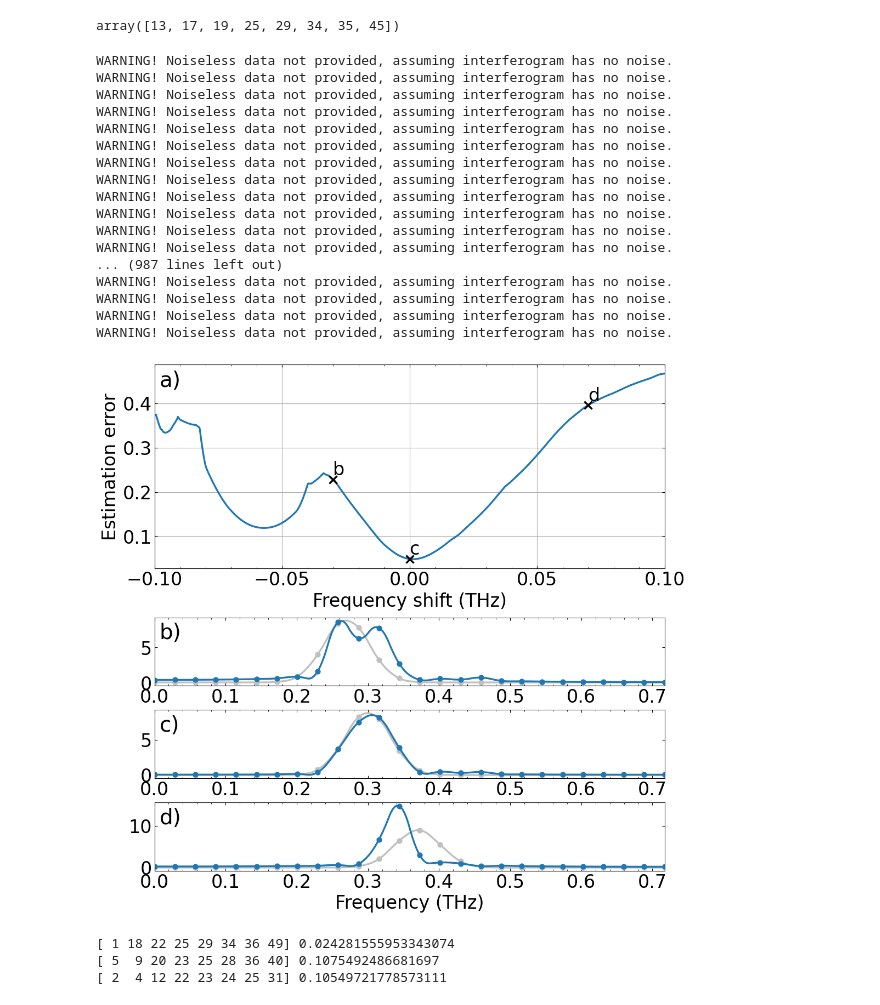
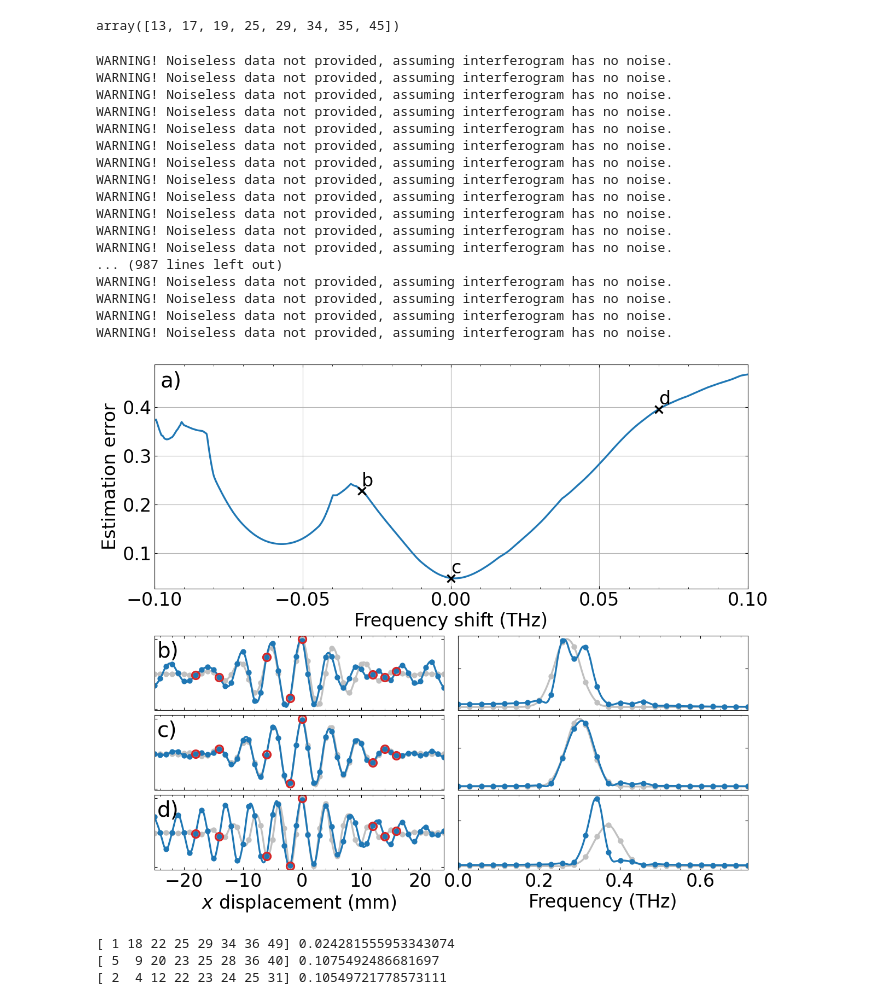
Before and after one commit to Jammi-Dodgers/THz-Compressed-Sensing, a Jupyter notebook: solution_robustness.ipynb, the cells around one changed output. Saved outputs shown, nothing was run; the diff lists cells and outputs as text; code cells hidden in the pictures.

Commit message:
adjected shift robustness graph to have both interferograms and spectra

```diff
--- a/solution_robustness.ipynb
+++ b/solution_robustness.ipynb
@@ -121,61 +121,71 @@ for samples, target in zip(examples["samples"], examples["target"]): samples[tes
 examples["reconstruction"] = [cs.compressed_sensing(samples, regularization_coeffient) for samples in examples["samples"]]
 examples["reconstruction_DCT"] = [spfft.dct(reconstruction, norm= "ortho", type= 1) for reconstruction in examples["reconstruction"]]
 examples["reconstruction_FFT"] = [np.abs(np.fft.rfft(reconstruction)) for reconstruction in examples["reconstruction"]]
 
-fig, axs = plt.subplots(5, 1, figsize= (12, 12), height_ratios= (3,0,1,1,1), gridspec_kw= {"hspace": 0.3})
+axs_mosaic = [["a)", "a)"],
+              ["", ""],
+              ["b)", "e)"],
+              ["c)", "f)"],
+              ["d)", "g)"]]
 
-axs[0].plot(shifts*1e-12, scores)
-axs[0].set(xlabel= "Frequency shift (THz)", ylabel= "Estimation error", xlim= (shifts.min()*1e-12, shifts.max()*1e-12), xticks= np.arange(-0.1, 0.1+0.05, 0.05))
-#axs[0].set_title("a)", loc='left')
-axs[0].annotate("a)", (0.01,0.97), xycoords= 'axes fraction', ha= "left", va= "top", fontsize= 28)
-axs[0].grid()
+fig, axs = plt.subplot_mosaic(axs_mosaic, figsize= (14,12), gridspec_kw= {"hspace": 0.05, "wspace": 0.05}, height_ratios= (3,0.5,1,1,1))
 
-axs[1].set_axis_off()
+axs["a)"].plot(shifts*1e-12, scores)
+axs["a)"].set(xlabel= "Frequency shift (THz)", ylabel= "Estimation error", xlim= (shifts.min()*1e-12, shifts.max()*1e-12), xticks= np.arange(-0.1, 0.1+0.05, 0.05))
+#axs["a)"].set_title("a)", loc='left')
+axs["a)"].annotate("a)", (0.01,0.97), xycoords= 'axes fraction', ha= "left", va= "top", fontsize= 28)
+axs["a)"].grid()
 
-for ax, title, target, target_DCT, target_FFT, reconstruction, reconstruction_DCT, reconstruction_FFT, shift, score, samples in zip(axs[2:], ["b)","c)","d)"],
-                                                                                                                                examples["target"], examples["target_DCT"], examples["target_FFT"],
-                                                                                                                                examples["reconstruction"], examples["reconstruction_DCT"], examples["reconstruction_FFT"],
-                                                                                                                                examples["shift"], examples["score"], examples["samples"]):
-    #ax.plot(displacement, target, color= "silver", marker= ".", linestyle= "none")
-    #ax.plot(cs.interpolate(displacement), cs.interpolate(target), color= "silver")
-    #ax.plot(displacement, reconstruction, color= "tab:blue", marker= ".", linestyle= "none")
-    #ax.plot(cs.interpolate(displacement), cs.interpolate(reconstruction), color= "tab:blue")
-    #ax.plot(displacement, samples, linestyle= "none", marker= "o", markerfacecolor= "none", markeredgecolor= "tab:red")
-    #ax.set(xlim= (displacement.min(), displacement.max()))
+axs[""].set_axis_off()
 
-    ax.plot(freqs, target_FFT, color= "silver", marker= ".", linestyle= "none")
-    ax.plot(cs.interpolate(freqs), cs.interpolate(target_FFT), color= "silver")
-    ax.plot(freqs, reconstruction_FFT, color= "tab:blue", marker= ".", linestyle= "none")
-    ax.plot(cs.interpolate(freqs), cs.interpolate(reconstruction_FFT), color= "tab:blue")
-    ax.set(xlim= (freqs.min(), freqs.max()))
+for interfero_title, spectrum_title, target, target_DCT, target_FFT, reconstruction, reconstruction_DCT, reconstruction_FFT, shift, score, samples in \
+    zip(["b)","c)","d)"], ["e)", "f)", "g)"], examples["target"], examples["target_DCT"], examples["target_FFT"],examples["reconstruction"], examples["reconstruction_DCT"], examples["reconstruction_FFT"], examples["shift"], examples["score"], examples["samples"]):
 
-    ax.annotate(title, (0.01,0.93), xycoords= 'axes fraction', ha= "left", va= "top", fontsize= 28)
-    axs[0].plot(shift*1e-12, score, marker= "x", color= "k")
-    axs[0].text(shift*1e-12, score +0.01, title.removesuffix(")"))
-#axs[4].set(xlabel= "$x$ displacement (mm)")
-axs[4].set(xlabel= "Frequency (THz)")
+    axs[interfero_title].plot(displacement, target, color= "silver", marker= ".", linestyle= "none")
+    axs[interfero_title].plot(cs.interpolate(displacement), cs.interpolate(target), color= "silver")
+    axs[interfero_title].plot(displacement, reconstruction, color= "tab:blue", marker= ".", linestyle= "none")
+    axs[interfero_title].plot(cs.interpolate(displacement), cs.interpolate(reconstruction), color= "tab:blue")
+    axs[interfero_title].plot(displacement, samples, linestyle= "none", marker= "o", markerfacecolor= "none", markeredgecolor= "tab:red")
+    axs[interfero_title].set(xlim= (displacement.min(), displacement.max()))
+    axs[interfero_title].tick_params(labelbottom= False, labelleft= False)
+
+    axs[spectrum_title].plot(freqs, target_FFT, color= "silver", marker= ".", linestyle= "none")
+    axs[spectrum_title].plot(cs.interpolate(freqs), cs.interpolate(target_FFT), color= "silver")
+    axs[spectrum_title].plot(freqs, reconstruction_FFT, color= "tab:blue", marker= ".", linestyle= "none")
+    axs[spectrum_title].plot(cs.interpolate(freqs), cs.interpolate(reconstruction_FFT), color= "tab:blue")
+    axs[spectrum_title].set(xlim= (freqs.min(), freqs.max()))
+    axs[spectrum_title].tick_params(labelbottom= False, labelleft= False)
+
+    axs[interfero_title].annotate(interfero_title, (0.01,0.93), xycoords= 'axes fraction', ha= "left", va= "top", fontsize= 28)
+    axs["a)"].plot(shift*1e-12, score, marker= "x", color= "k")
+    axs["a)"].text(shift*1e-12, score +0.01, interfero_title.removesuffix(")"))
+
+axs["d)"].set(xlabel= "$x$ displacement (mm)")
+axs["d)"].tick_params(labelbottom= True)
+axs["g)"].set(xlabel= "Frequency (THz)")
+axs["g)"].tick_params(labelbottom= True)
 
 #fig.savefig("./graphs/frequency_shift_robustness_250.png", bbox_inches= "tight")
 plt.show()
 # %% [output]
 WARNING! Noiseless data not provided, assuming interferogram has no noise.
 WARNING! Noiseless data not provided, assuming interferogram has no noise.
 WARNING! Noiseless data not provided, assuming interferogram has no noise.
 WARNING! Noiseless data not provided, assuming interferogram has no noise.
 WARNING! Noiseless data not provided, assuming interferogram has no noise.
 WARNING! Noiseless data not provided, assuming interferogram has no noise.
 WARNING! Noiseless data not provided, assuming interferogram has no noise.
 WARNING! Noiseless data not provided, assuming interferogram has no noise.
 WARNING! Noiseless data not provided, assuming interferogram has no noise.
 WARNING! Noiseless data not provided, assuming interferogram has no noise.
 WARNING! Noiseless data not provided, assuming interferogram has no noise.
 WARNING! Noiseless data not provided, assuming interferogram has no noise.
 ... (987 lines left out)
 WARNING! Noiseless data not provided, assuming interferogram has no noise.
 WARNING! Noiseless data not provided, assuming interferogram has no noise.
 WARNING! Noiseless data not provided, assuming interferogram has no noise.
 WARNING! Noiseless data not provided, assuming interferogram has no noise.
-[figure, old version]
+[figure, new version]
 # %%
 regularization_coeffient= 1e-2; samples = 8
 FWHM_fraction= 0.25 #FWHM_freq= 75e9
```
